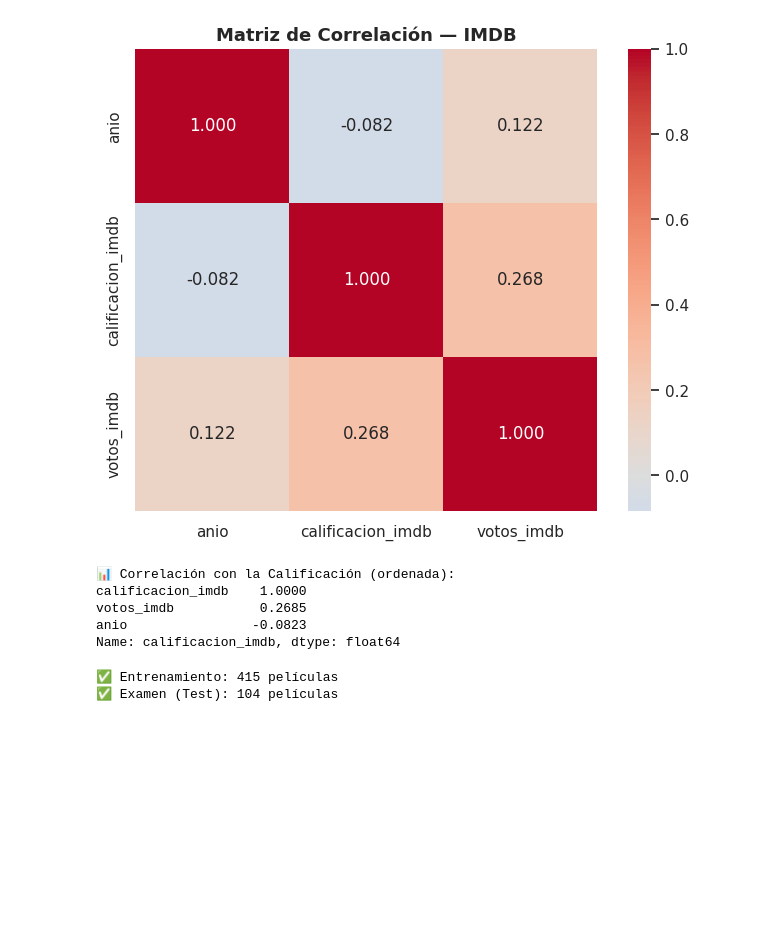
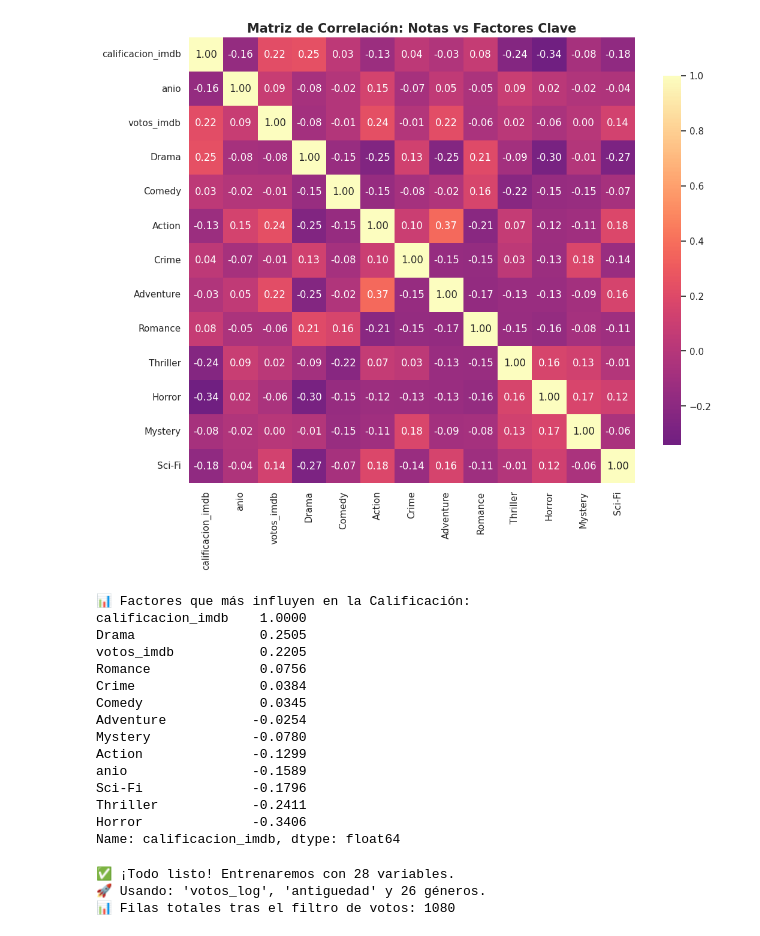
Before and after one commit to SantiagoPlazas2005/Grupo6_Plazas_Ordo-ez, a Jupyter notebook: notebooks/analisis_peliculas_regresion.ipynb.ipynb, the cells around one changed output. Saved outputs shown, nothing was run; the diff lists cells and outputs as text; code cells hidden in the pictures; blank space fills up the shorter version.

```diff
--- a/notebooks/analisis_peliculas_regresion.ipynb.ipynb
+++ b/notebooks/analisis_peliculas_regresion.ipynb.ipynb
@@ -104,34 +280,70 @@ plt.show()
 # %%
-# ── CELDA 7: Matriz de correlación ───────────────────────────
-corr = df[vars_num].corr()
+# ── CELDA 7: Matriz de Correlación Expandida (IA Ready) ───────────────────────────
 
-plt.figure(figsize=(8, 6))
-sns.heatmap(corr, annot=True, fmt='.3f', cmap='coolwarm', center=0, square=True)
-plt.title('Matriz de Correlación — IMDB', fontsize=13, fontweight='bold')
+# Seleccionamos las variables numéricas y los géneros que creamos antes
+# Para que la matriz no sea gigante, tomamos el año, votos y los 10 géneros más comunes
+top_generos_cols = df_generos.sum().sort_values(ascending=False).head(10).index.tolist()
+columnas_corr = ['calificacion_imdb', 'anio', 'votos_imdb'] + top_generos_cols
+
+corr_expandida = df[columnas_corr].corr()
+
+plt.figure(figsize=(12, 10))
+sns.heatmap(corr_expandida, annot=True, fmt='.2f', cmap='magma', center=0, square=True, cbar_kws={"shrink": .8})
+plt.title('Matriz de Correlación: Notas vs Factores Clave', fontsize=15, fontweight='bold')
 plt.show()
 
-print("\n📊 Correlación con la Calificación (ordenada):")
-print(corr['calificacion_imdb'].sort_values(ascending=False).round(4))
+print("\n📊 Factores que más influyen en la Calificación:")
+print(corr_expandida['calificacion_imdb'].sort_values(ascending=False).round(4))
 # %% [output]
-[figure, old version]
+[figure, new version]
-📊 Correlación con la Calificación (ordenada):
+📊 Factores que más influyen en la Calificación:
 calificacion_imdb    1.0000
-votos_imdb           0.2685
-anio                -0.0823
+Drama                0.2505
+votos_imdb           0.2205
+Romance              0.0756
+Crime                0.0384
+Comedy               0.0345
+Adventure           -0.0254
+Mystery             -0.0780
+Action              -0.1299
+anio                -0.1589
+Sci-Fi              -0.1796
+Thriller            -0.2411
+Horror              -0.3406
 Name: calificacion_imdb, dtype: float64
 # %%
-# ── CELDA 9: Split Train / Test ───────────────────────────────
-# X = Votos (Variable independiente), y = Calificación (Objetivo)
-X_simple = df[['votos_imdb']].values
-y        = df['calificacion_imdb'].values
+# ── CELDA 9: Preparación de X / y y Configuración de Escenarios ───────────
 
-X_train, X_test, y_train, y_test = train_test_split(
-    X_simple, y, test_size=0.20, random_state=42
-)
+# 1. Definimos qué columnas NO son números para el modelo
+columnas_a_excluir = [
+    'titulo', 'anio', 'genero', 'director', 'actores', 'poster',
+    'calificacion_imdb', 'votos_imdb', 'id_imdb', 'plot', 'tipo', 'fecha_extraccion'
+]
 
-print(f"✅ Entrenamiento: {X_train.shape[0]} películas")
-print(f"✅ Examen (Test): {X_test.shape[0]} películas")
+# 2. Detectamos los géneros automáticamente
+# Excluimos también 'log_votos' y 'antiguedad' para que no se dupliquen en la lista
+generos_cols = [col for col in df.columns if col not in columnas_a_excluir and col not in ['votos_log', 'antiguedad']]
+
+# 3. Definimos las FEATURES finales
+# IMPORTANTE: Quitamos 'anio' y dejamos 'antiguedad'.
+# Tener ambos confunde al modelo (Multicolinealidad).
+features = ['votos_log', 'antiguedad'] + generos_cols
+
+X = df[features]
+y = df['calificacion_imdb']
+
+# 4. Escenarios de prueba
+escenarios = {
+    "Escenario 80/20 (Base)": 0.20,
+    "Escenario 70/30": 0.30,
+    "Escenario 60/40": 0.40
+}
+
+print(f"✅ ¡Todo listo! Entrenaremos con {len(features)} variables.")
+print(f"🚀 Usando: 'votos_log', 'antiguedad' y {len(generos_cols)} géneros.")
+print(f"📊 Filas totales tras el filtro de votos: {len(df)}")
 # %% [output]
-✅ Entrenamiento: 415 películas
-✅ Examen (Test): 104 películas
+✅ ¡Todo listo! Entrenaremos con 28 variables.
+🚀 Usando: 'votos_log', 'antiguedad' y 26 géneros.
+📊 Filas totales tras el filtro de votos: 1080
 # %%
```
Also changed, not shown: parts of 33 cells of this notebook, 1 other file.
